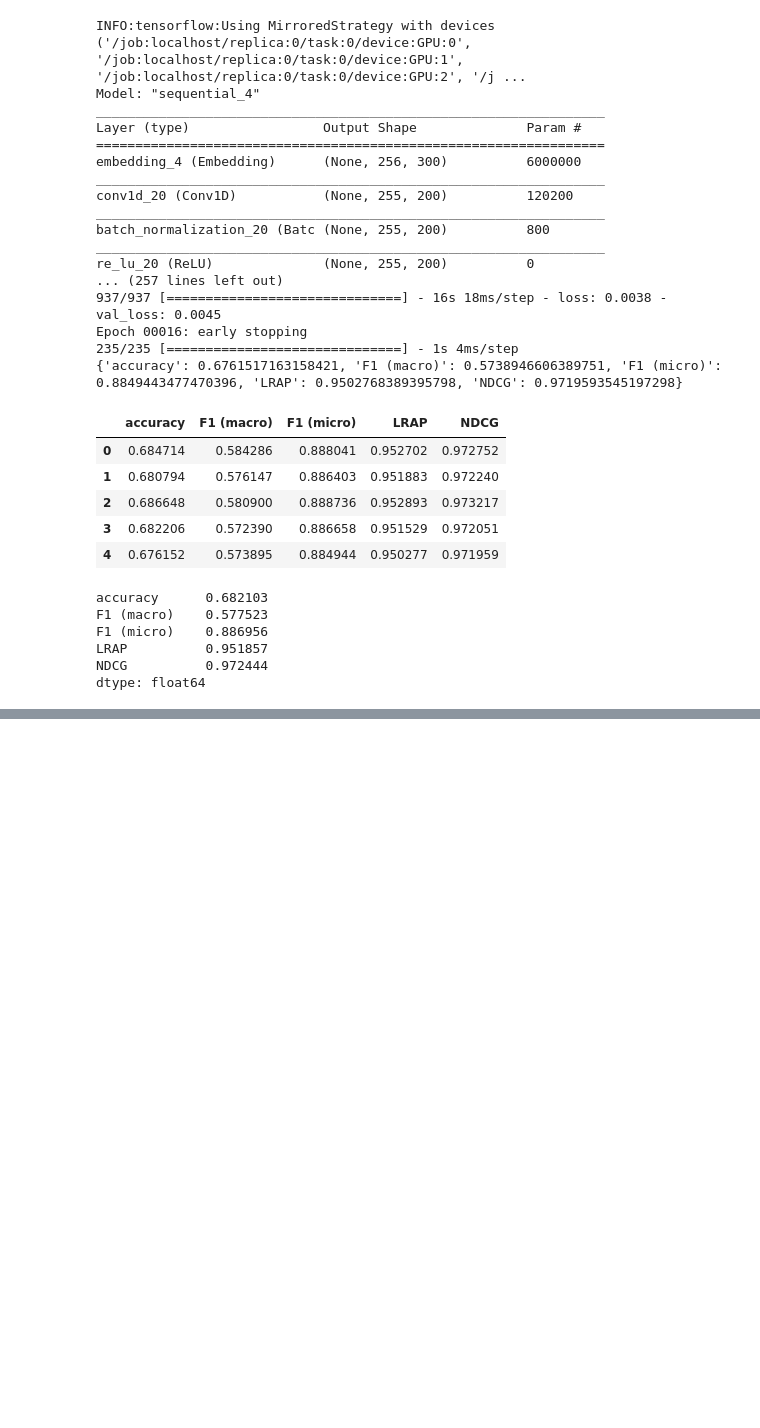
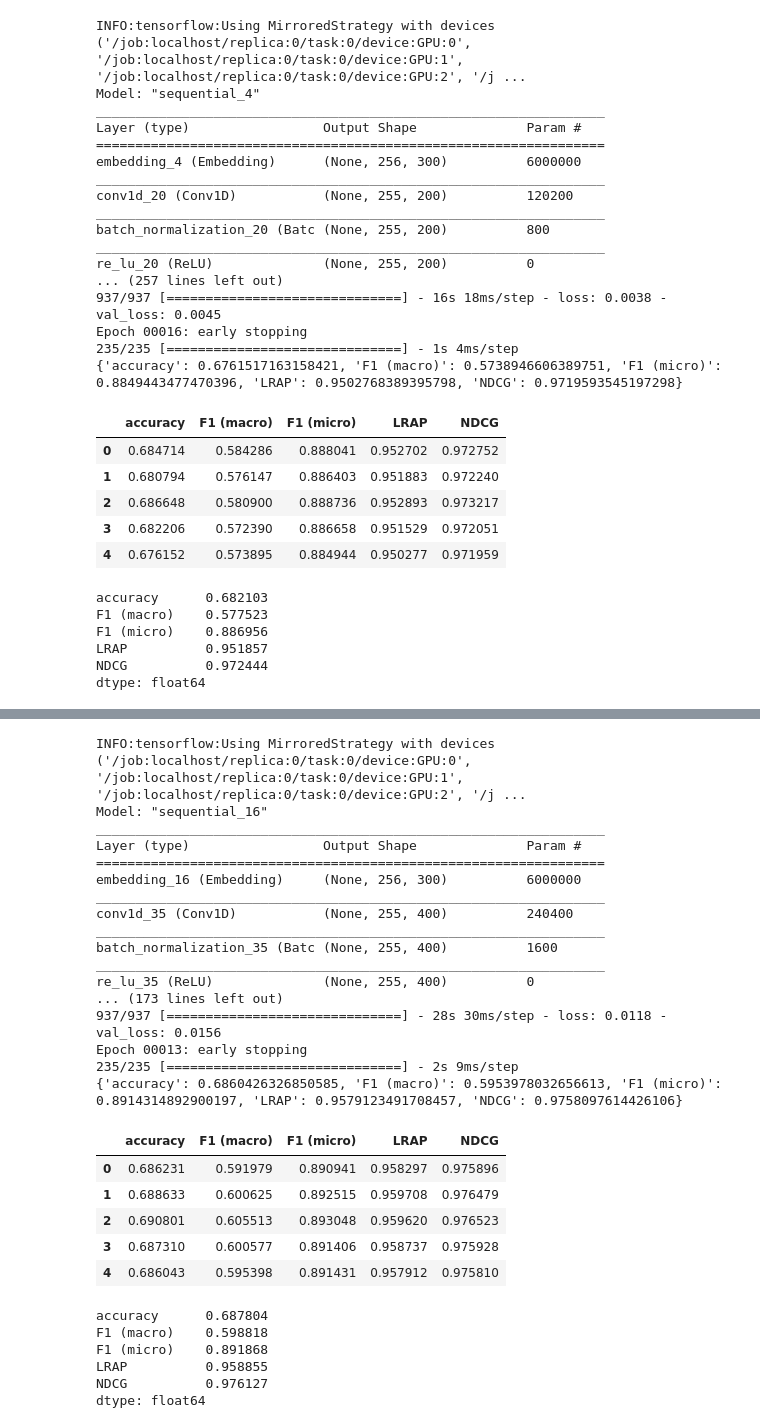
Before and after one commit to DL-2020-Shakespeare/DL-2020-Shakespeare, a Jupyter notebook: comparison_template.ipynb, the cells around one changed output, grey strips where cells are left out. Drawn from its saved outputs; the diff is of its cells as text; code cells hidden in the pictures; blank space fills up the shorter version.

```diff
--- a/comparison_template.ipynb
+++ b/comparison_template.ipynb
@@ -336,0 +435,33 @@ cross_evaluate(models.init_cnn_lstm_2, ft_embedding_matrix, "binary_crossentropy
+# %%
+reset_seed()
+cross_evaluate(models.init_cnn_bi_lstm_1, ft_embedding_matrix, "binary_crossentropy")
+# %% [output]
+INFO:tensorflow:Using MirroredStrategy with devices ('/job:localhost/replica:0/task:0/device:GPU:0', '/job:localhost/replica:0/task:0/device:GPU:1', '/job:localhost/replica:0/task:0/device:GPU:2', '/j ...
+Model: "sequential_16"
+_________________________________________________________________
+Layer (type)                 Output Shape              Param #
+=================================================================
+embedding_16 (Embedding)     (None, 256, 300)          6000000
+_________________________________________________________________
+conv1d_35 (Conv1D)           (None, 255, 400)          240400
+_________________________________________________________________
+batch_normalization_35 (Batc (None, 255, 400)          1600
+_________________________________________________________________
+re_lu_35 (ReLU)              (None, 255, 400)          0
+... (173 lines left out)
+937/937 [==============================] - 28s 30ms/step - loss: 0.0118 - val_loss: 0.0156
+Epoch 00013: early stopping
+235/235 [==============================] - 2s 9ms/step
+{'accuracy': 0.6860426326850585, 'F1 (macro)': 0.5953978032656613, 'F1 (micro)': 0.8914314892900197, 'LRAP': 0.9579123491708457, 'NDCG': 0.9758097614426106}
+|  | accuracy | F1 (macro) | F1 (micro) | LRAP | NDCG |
+| 0 | 0.686231 | 0.591979 | 0.890941 | 0.958297 | 0.975896 |
+| 1 | 0.688633 | 0.600625 | 0.892515 | 0.959708 | 0.976479 |
+| 2 | 0.690801 | 0.605513 | 0.893048 | 0.959620 | 0.976523 |
+| 3 | 0.687310 | 0.600577 | 0.891406 | 0.958737 | 0.975928 |
+| 4 | 0.686043 | 0.595398 | 0.891431 | 0.957912 | 0.975810 |
+accuracy      0.687804
+F1 (macro)    0.598818
+F1 (micro)    0.891868
+LRAP          0.958855
+NDCG          0.976127
+dtype: float64
```
Also changed, not shown: parts of 10 cells of this notebook.
